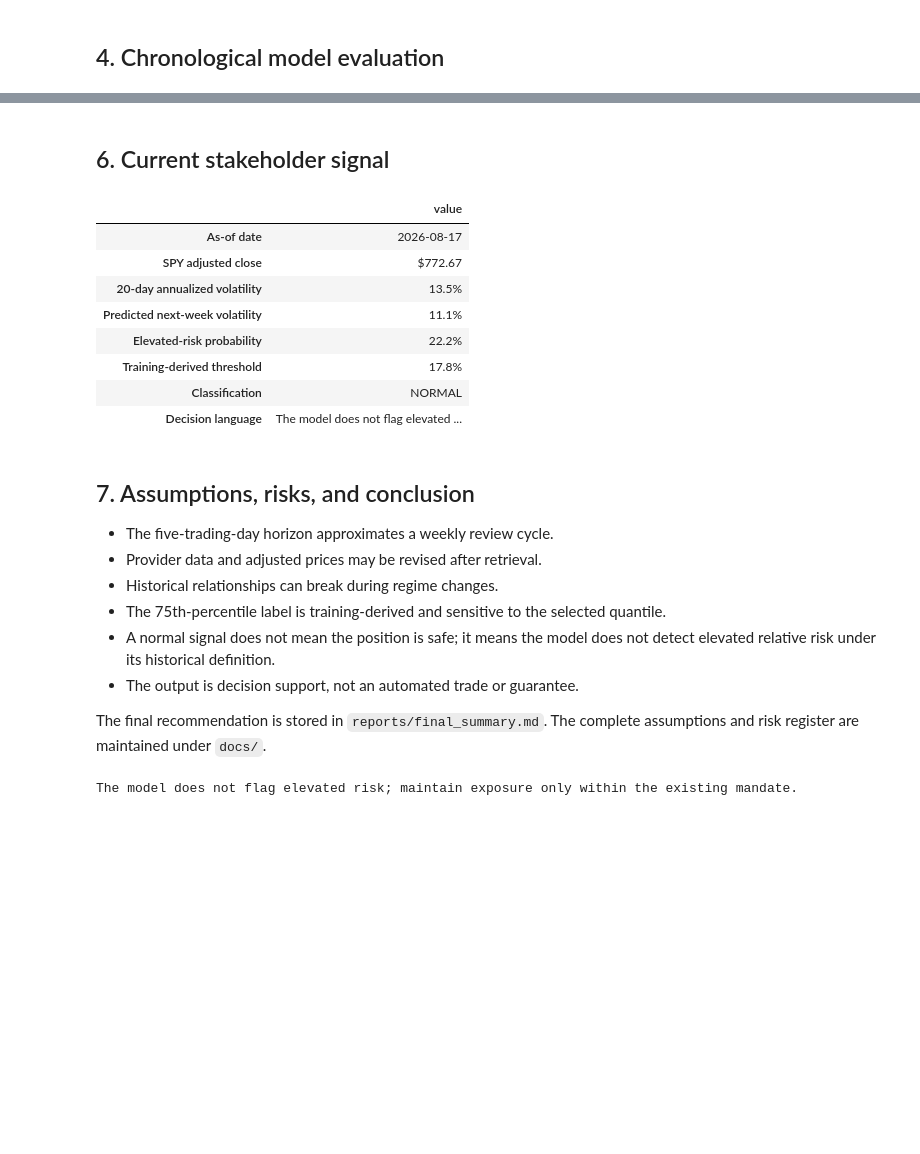
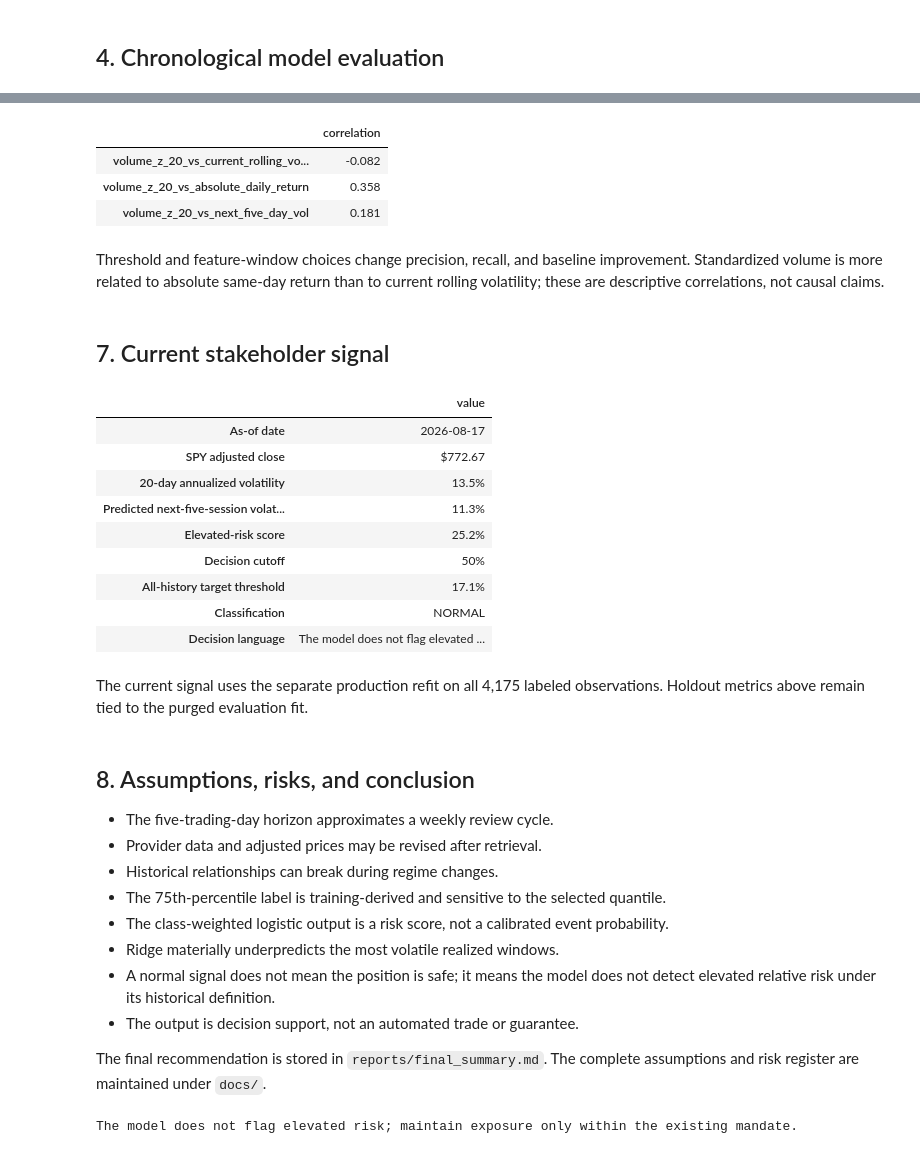
Before and after one commit to pdwi2020/bootcamp_paritosh_dwivedi, a Jupyter notebook: project/notebooks/project_pipeline.ipynb, the cells around one changed output, grey strips where cells are left out. Cells and saved outputs as stored; diff of their text form; code cells hidden in the pictures; blank space fills up the shorter version.

```diff
--- a/project/notebooks/project_pipeline.ipynb
+++ b/project/notebooks/project_pipeline.ipynb
@@ -170,34 +249,49 @@ Threshold choice changes precision and recall, so the classification is a relati
+# %%
+display(pd.Series(metrics['feature_relationships'], name='correlation').to_frame().round(3))
+# %% [output]
+|  | correlation |
+| volume_z_20_vs_current_rolling_vo... | -0.082 |
+| volume_z_20_vs_absolute_daily_return | 0.358 |
+| volume_z_20_vs_next_five_day_vol | 0.181 |
+# %% [markdown]
+Threshold and feature-window choices change precision, recall, and baseline improvement. Standardized volume is more related to absolute same-day return than to current rolling volatility; these are descriptive correlations, not causal claims.
 # %% [markdown]
-## 6. Current stakeholder signal
+## 7. Current stakeholder signal
 # %%
 snapshot = metrics['latest_risk_snapshot']
 pd.Series({
     'As-of date': snapshot['as_of_date'],
     'SPY adjusted close': f"${snapshot['adjusted_close']:,.2f}",
     '20-day annualized volatility': f"{snapshot['rolling_vol_20']:.1%}",
-    'Predicted next-week volatility': f"{snapshot['predicted_next_week_vol']:.1%}",
-    'Elevated-risk probability': f"{snapshot['elevated_risk_probability']:.1%}",
-    'Training-derived threshold': f"{snapshot['risk_threshold_annualized_vol']:.1%}",
+    'Predicted next-five-session volatility': f"{snapshot['predicted_next_five_day_vol']:.1%}",
+    'Elevated-risk score': f"{snapshot['elevated_risk_score']:.1%}",
+    'Decision cutoff': f"{snapshot['risk_score_cutoff']:.0%}",
+    'All-history target threshold': f"{snapshot['risk_threshold_annualized_vol']:.1%}",
     'Classification': snapshot['risk_classification'].upper(),
     'Decision language': snapshot['decision_language'],
 }, name='value').to_frame()
 # %% [output]
 |  | value |
 | As-of date | 2026-08-17 |
 | SPY adjusted close | $772.67 |
 | 20-day annualized volatility | 13.5% |
-| Predicted next-week volatility | 11.1% |
-| Elevated-risk probability | 22.2% |
-| Training-derived threshold | 17.8% |
+| Predicted next-five-session volat... | 11.3% |
+| Elevated-risk score | 25.2% |
+| Decision cutoff | 50% |
+| All-history target threshold | 17.1% |
 | Classification | NORMAL |
 | Decision language | The model does not flag elevated ... |
+# %% [markdown]
+The current signal uses the separate production refit on all 4,175 labeled observations. Holdout metrics above remain tied to the purged evaluation fit.
 # %% [markdown]
-## 7. Assumptions, risks, and conclusion
+## 8. Assumptions, risks, and conclusion
 
 - The five-trading-day horizon approximates a weekly review cycle.
 - Provider data and adjusted prices may be revised after retrieval.
 - Historical relationships can break during regime changes.
 - The 75th-percentile label is training-derived and sensitive to the selected quantile.
+- The class-weighted logistic output is a risk score, not a calibrated event probability.
+- Ridge materially underpredicts the most volatile realized windows.
 - A normal signal does not mean the position is safe; it means the model does not detect elevated relative risk under its historical definition.
 - The output is decision support, not an automated trade or guarantee.
 
```
Also changed, not shown: parts of 21 cells of this notebook, 30 other files.
